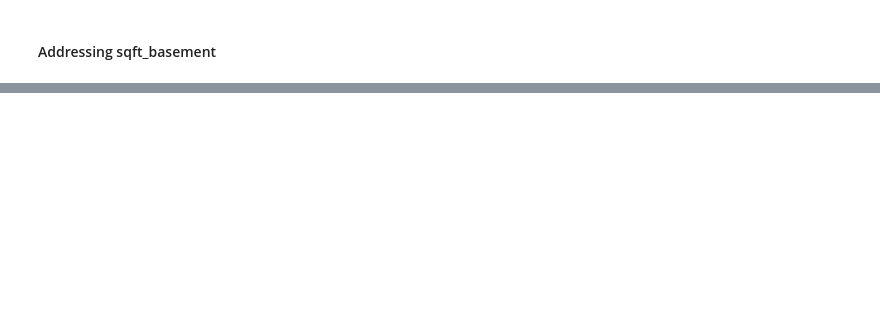
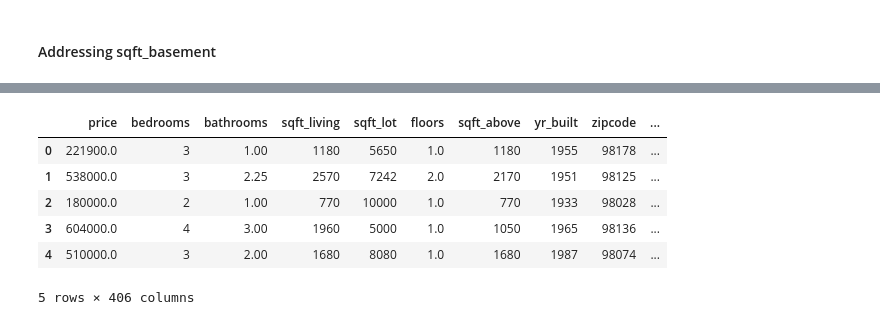
Before and after one commit to ThomasHChapman/P2-SeattleHousing, a Jupyter notebook: working_notebooks/tom_working.ipynb, the cells around one changed output, grey strips where cells are left out. Saved outputs shown, nothing was run; the diff lists cells and outputs as text; code cells hidden in the pictures; blank space fills up the shorter version.

```diff
--- a/working_notebooks/tom_working.ipynb
+++ b/working_notebooks/tom_working.ipynb
@@ -280,0 +214,11 @@ Name: sqft_basement, Length: 304, dtype: int64
+# %%
+df_dummied = pd.get_dummies(dummy_data)
+df_dummied.head()
+# %% [output]
+|  | price | bedrooms | bathrooms | sqft_living | sqft_lot | floors | sqft_above | yr_built | zipcode | ... |
+| 0 | 221900.0 | 3 | 1.00 | 1180 | 5650 | 1.0 | 1180 | 1955 | 98178 | ... |
+| 1 | 538000.0 | 3 | 2.25 | 2570 | 7242 | 2.0 | 2170 | 1951 | 98125 | ... |
+| 2 | 180000.0 | 2 | 1.00 | 770 | 10000 | 1.0 | 770 | 1933 | 98028 | ... |
+| 3 | 604000.0 | 4 | 3.00 | 1960 | 5000 | 1.0 | 1050 | 1965 | 98136 | ... |
+| 4 | 510000.0 | 3 | 2.00 | 1680 | 8080 | 1.0 | 1680 | 1987 | 98074 | ... |
+5 rows × 406 columns
```
Also changed, not shown: parts of 33 cells of this notebook.
